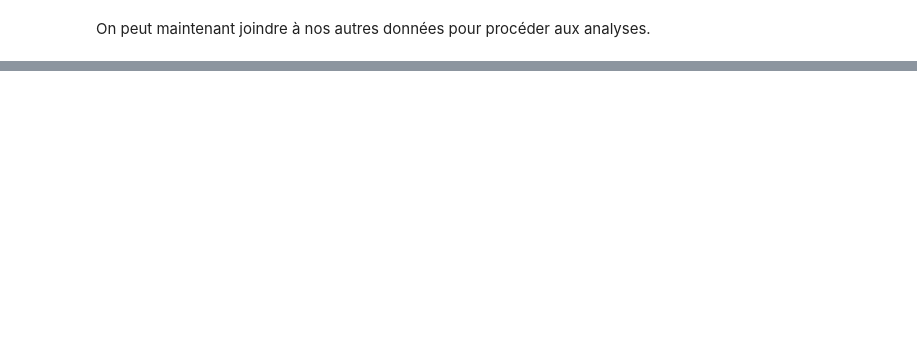
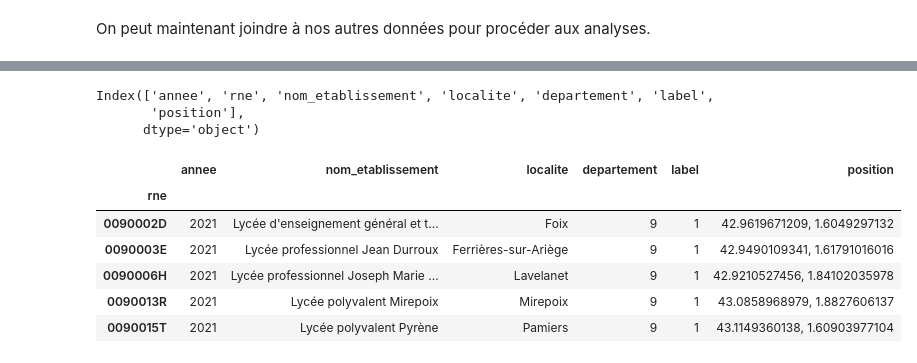
Before and after one commit to Salim-belkhir/Projet-data-science, a Jupyter notebook: etude_etic_2/etic_2.ipynb, the cells around one changed output, grey strips where cells are left out. Drawn from its saved outputs; the diff is of its cells as text; code cells hidden in the pictures; blank space fills up the shorter version.

```diff
--- a/etude_etic_2/etic_2.ipynb
+++ b/etude_etic_2/etic_2.ipynb
@@ -426,0 +511,3 @@ mca.total_inertia_
+# %%
+df_label_lycee.rename(columns={'Niveau de Label' : 'Label'}, inplace=True)
+df_label = pd.concat([df_label_lycee, df_label_college], axis=0)
@@ -426,0 +523,3 @@ mca.total_inertia_
+# %%
+df_label.sort_values(by=['RNE', 'Année'], inplace=True)
+df_label.drop_duplicates(subset=['RNE'], keep='last', inplace=True)
@@ -426,0 +535,21 @@ mca.total_inertia_
+# %%
+for col in df_label.columns:
+    df_label.rename(columns={col : col.replace(' ', '_').replace('é', 'e').lower()}, inplace=True)
+
+df_label.columns
+# %% [output]
+Index(['annee', 'rne', 'nom_etablissement', 'localite', 'departement', 'label',
+       'position'],
+      dtype='object')
+# %%
+df_label.set_index('rne', inplace=True)
+# %%
+df_label.head()
+# %% [output]
+|  | annee | nom_etablissement | localite | departement | label | position |
+| rne |  |  |  |  |  |  |
+| 0090002D | 2021 | Lycée d'enseignement général et t... | Foix | 9 | 1 | 42.9619671209, 1.6049297132 |
+| 0090003E | 2021 | Lycée professionnel Jean Durroux | Ferrières-sur-Ariège | 9 | 1 | 42.9490109341, 1.61791016016 |
+| 0090006H | 2021 | Lycée professionnel Joseph Marie ... | Lavelanet | 9 | 1 | 42.9210527456, 1.84102035978 |
+| 0090013R | 2021 | Lycée polyvalent Mirepoix | Mirepoix | 9 | 1 | 43.0858968979, 1.8827606137 |
+| 0090015T | 2021 | Lycée polyvalent Pyrène | Pamiers | 9 | 1 | 43.1149360138, 1.60903977104 |
```
Also changed, not shown: parts of 78 cells of this notebook, 16 other files.
